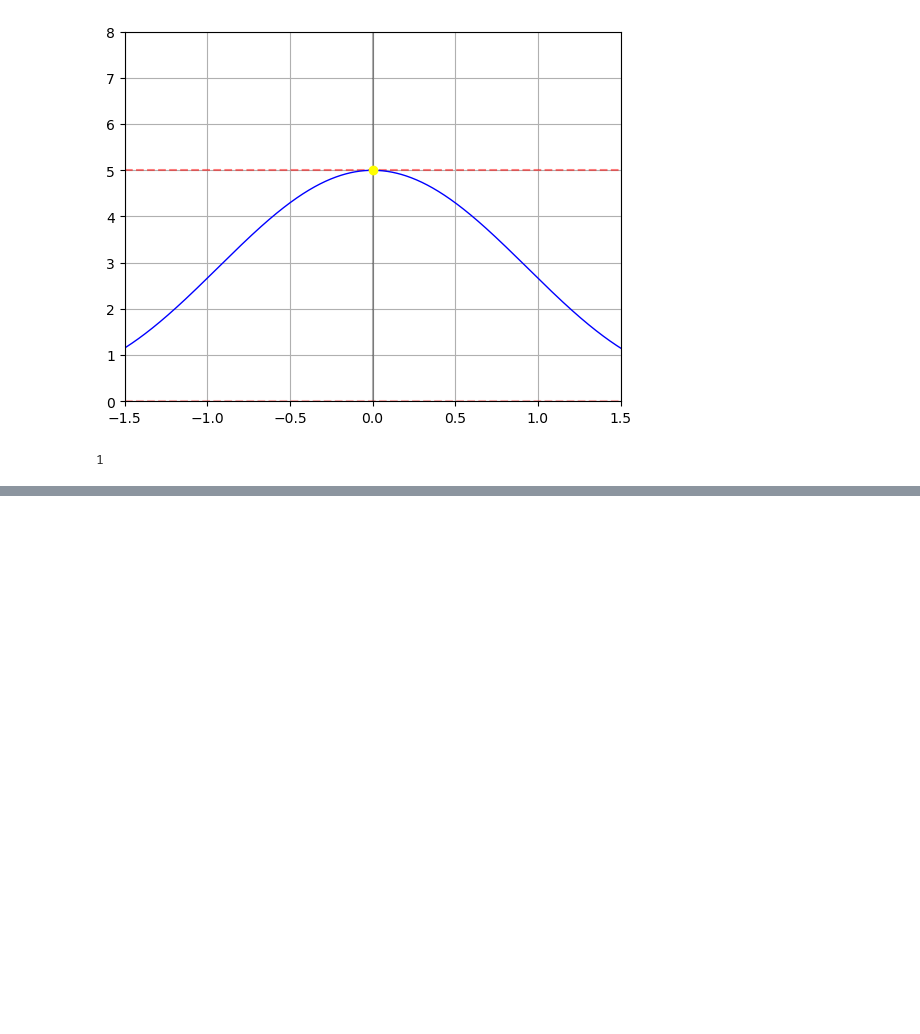
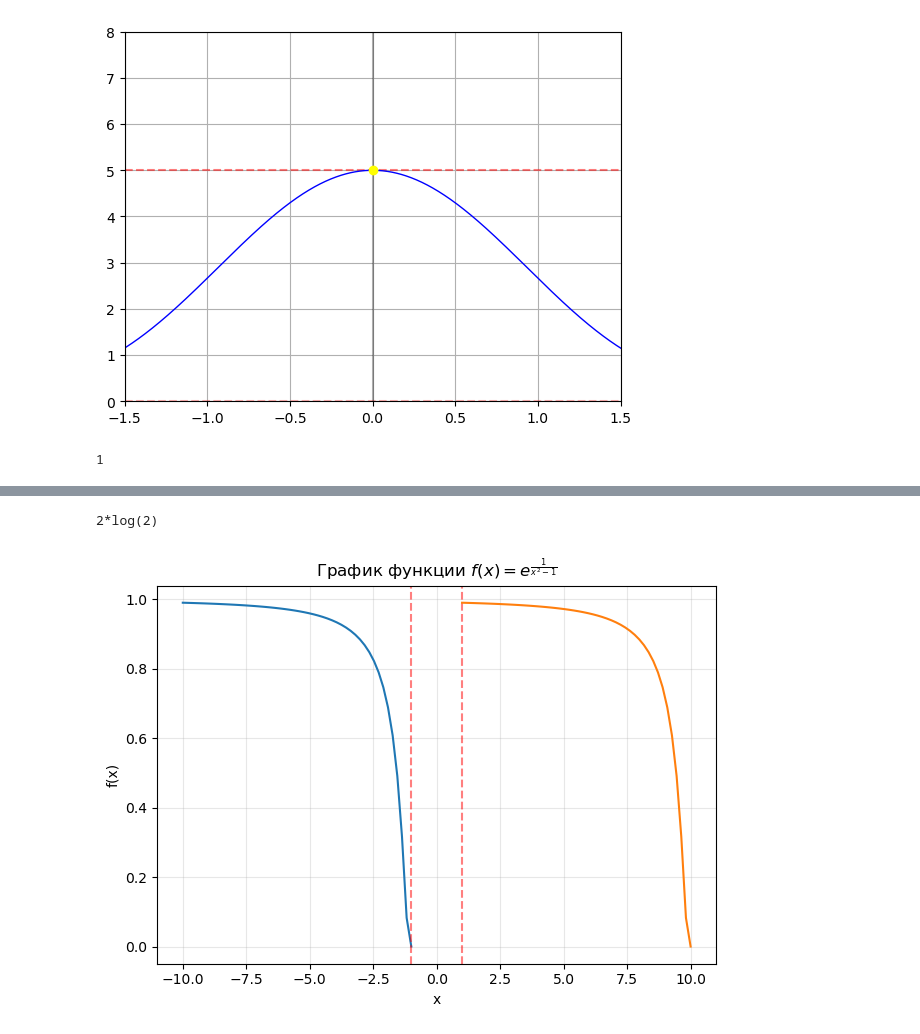
Before and after one commit to Jafar-cpu/git_test, a Jupyter notebook: BDZ/BDZ_MATAN.ipynb, the cells around one changed output, grey strips where cells are left out. Drawn from its saved outputs; the diff is of its cells as text; code cells hidden in the pictures; blank space fills up the shorter version.

```diff
--- a/BDZ/BDZ_MATAN.ipynb
+++ b/BDZ/BDZ_MATAN.ipynb
@@ -232,0 +158,32 @@ f(1000000) = 5.005892
+# %%
+# 3.266
+from sympy import*
+x = Symbol('x')
+f = (2**x - 2 ) / ln(x)
+print(limit(f,x,1))
+# %% [output]
+2*log(2)
+# %%
+#4.26
+from matplotlib.pyplot import*
+from numpy import*
+x1 = linspace(-10,-1)
+
+f = exp(-1/(x1**2 -1))
+plot(x1,f)
+x2 = linspace(1,10)
+#f = e**(-1/(x**2 -1))
+xlabel('x')
+ylabel('f(x)')
+title(r'График функции $f(x) = e^{\frac{1}{x^2-1}}$')
+grid(True, alpha=0.3)
+
+# Добавляем вертикальные асимптоты
+axvline(x=-1, color='red', linestyle='--', alpha=0.5, label='Вертикальные асимптоты')
+axvline(x=1, color='red', linestyle='--', alpha=0.5)
+
+tight_layout()
+plot(x2,f)
+show()
+# %% [output]
+[figure, added]
```
Also changed, not shown: parts of 2 cells of this notebook.
